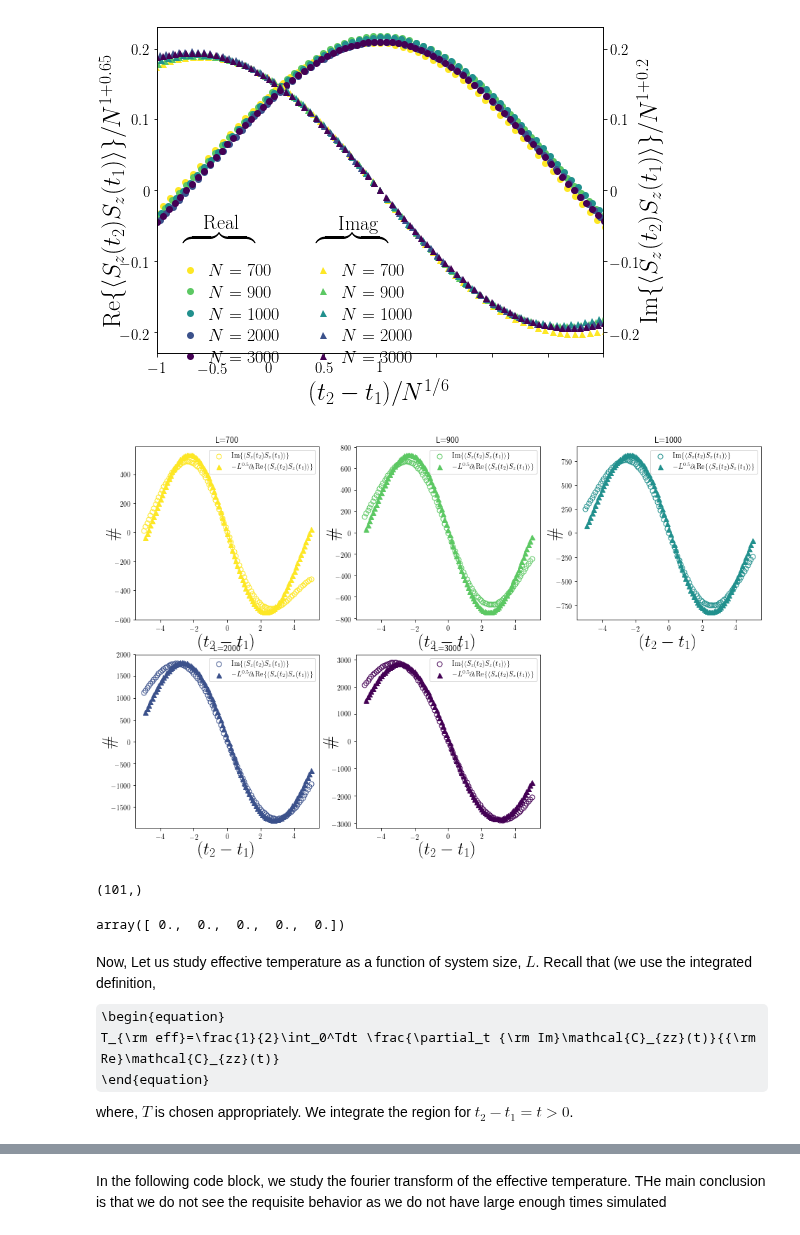
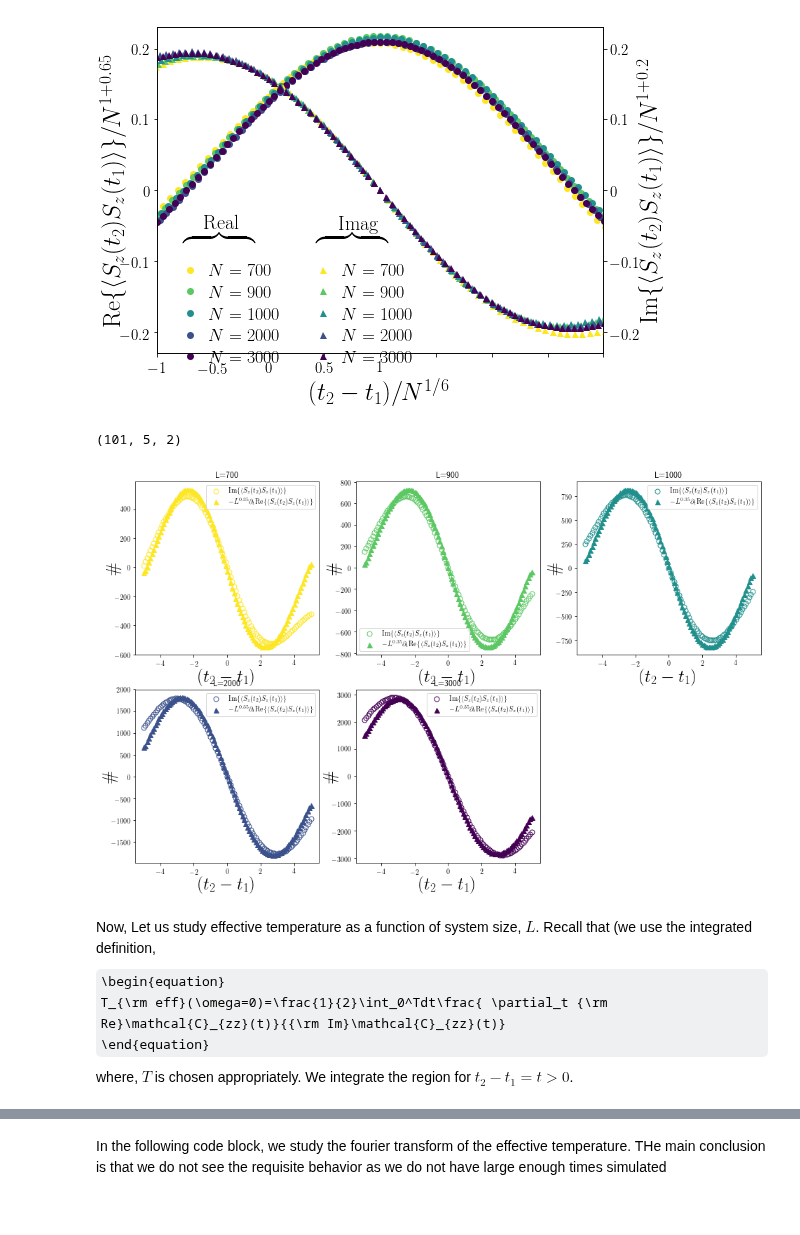
Before and after one commit to paraj003/LMG_quench, a Jupyter notebook: LMG_sim.ipynb, the cells around one changed output, grey strips where cells are left out. Drawn from its saved outputs; the diff is of its cells as text; code cells hidden in the pictures; some formulas as TeX source.

```diff
--- a/LMG_sim.ipynb
+++ b/LMG_sim.ipynb
@@ -2107,48 +2108,46 @@ ax2.text(-0.29,-0.075,"$\overbrace{\\hspace{1in}}$",fontsize=20)
 # %% [output]
 Text(-0.29, -0.075, '$\\overbrace{\\hspace{1in}}$')
 [figure]
+# %%
+np.shape(correlationzvalsR_derivative)
+# %% [output]
+(101, 5, 2)
 # %%
 # derivative of the imaginary part compared to real part
 #colormap
 cmap=plt.cm.get_cmap('viridis_r')
 colors = cmap(np.linspace(0,1,np.size(Larr)))
 typeID=1
 t1arr=t1arrtype[typeID]
 cmap=plt.cm.get_cmap('viridis_r')
 colors = cmap(np.linspace(0,1,np.size(Larr)))
-correlationzvalsR_derivative=np.zeros((np.shape(correlationzvals)[0]-1,np.size(Larr),2))
+correlationzvalsR_derivative=np.zeros(np.shape(correlationzvals))#np.zeros((np.shape(correlationzvals)[0]-1,np.size(Larr),2))
+tdiffarr=(t2arr[:]-t1arr[0])
 for L,p in zip(Larr,range(np.size(Larr))):
-    correlationzvalsR_derivative[:,p,typeID]=np.divide(np.diff(np.real(correlationzvals[:,p,typeID])),np.diff((t2arr-t1arr[0])))
+    correlationzvalsR_derivative[:,p,typeID]=np.gradient(np.real(correlationzvals[:,p,typeID]),tdiffarr)
 
 plt.figure(figsize=(16,10))
+mL=0.35
 for L,p in zip(Larr,range(np.size(Larr))):
     plt.subplot(2,3,p+1)
-    plt.plot((t2arr[:]-t1arr[0]),(np.imag(correlationzvals[:,p,typeID])),'o',color=colors[p],markerfacecolor='None',markersize=7,label='${\\rm Im}\{\\langle S_z(t_2)S_z(t_1)\\rangle\}$')
+    plt.plot(tdiffarr,(np.imag(correlationzvals[:,p,typeID])),'o',color=colors[p],markerfacecolor='None',markersize=7,label='${\\rm Im}\{\\langle S_z(t_2)S_z(t_1)\\rangle\}$')
     #plt.plot((t2arr-t1arr[0]),(L**0.45)*(np.imag(correlationzvals[:,p,typeID])),'s',color=colors[-1],markerfacecolor='None',markersize=7,label='Imag')
-    plt.plot((t2arr[1:]-t1arr[0]),L**(-0.35)*correlationzvalsR_derivative[:,p,typeID],'^',color=colors[p],markersize=7,label='$-L^{0.5}\\partial_t{\\rm Re}\{\\langle S_z(t_2)S_z(t_1)\\rangle\}$')
+    plt.plot(tdiffarr,L**(-mL)*correlationzvalsR_derivative[:,p,typeID],'^',color=colors[p],markersize=7,label='$-L^{%.2f}\\partial_t{\\rm Re}\{\\langle S_z(t_2)S_z(t_1)\\rangle\}$'%mL)
     plt.title('L=%d'%L)
     plt.legend()
     plt.xlabel('$(t_2-t_1)$',fontsize=25)
     plt.ylabel('$\#$',fontsize=25,labelpad=-10)
 #plt.xlim(-1,1)
 #xticklabels(['$-1$','$-0.5$','$0$','$0.5$','$1$'],fontsize=15)
 #plt.ylim(-0.23,0.23)
 #ax2.set_yticks([-0.2,-0.1,0,0.1,0.2])
 #ax2.set_yticklabels(['$-0.2$','$-0.1$','$0$','$0.1$','$0.2$'],fontsize=15)
 # %% [output]
-[figure, old version]
+[figure, new version]
-# %%
-np.shape(t2arr)
-# %% [output]
-(101,)
-# %%
-np.average(np.imag(correlationzvals[ind:,:,0]),axis=0)
-# %% [output]
-array([ 0.,  0.,  0.,  0.,  0.])
 # %% [markdown]
 Now, Let us study effective temperature as a function of system size, $L$. Recall that (we use the integrated definition,
 \begin{equation}
-T_{\rm eff}=\frac{1}{2}\int_0^Tdt \frac{\partial_t {\rm Im}\mathcal{C}_{zz}(t)}{{\rm Re}\mathcal{C}_{zz}(t)}
+T_{\rm eff}(\omega=0)=\frac{1}{2}\int_0^Tdt\frac{ \partial_t {\rm Re}\mathcal{C}_{zz}(t)}{{\rm Im}\mathcal{C}_{zz}(t)}
 \end{equation}
 where, $T$ is chosen appropriately. We integrate the region for $t_2-t_1=t>0$.
 # %%
```
Also changed, not shown: parts of 15 cells of this notebook.
